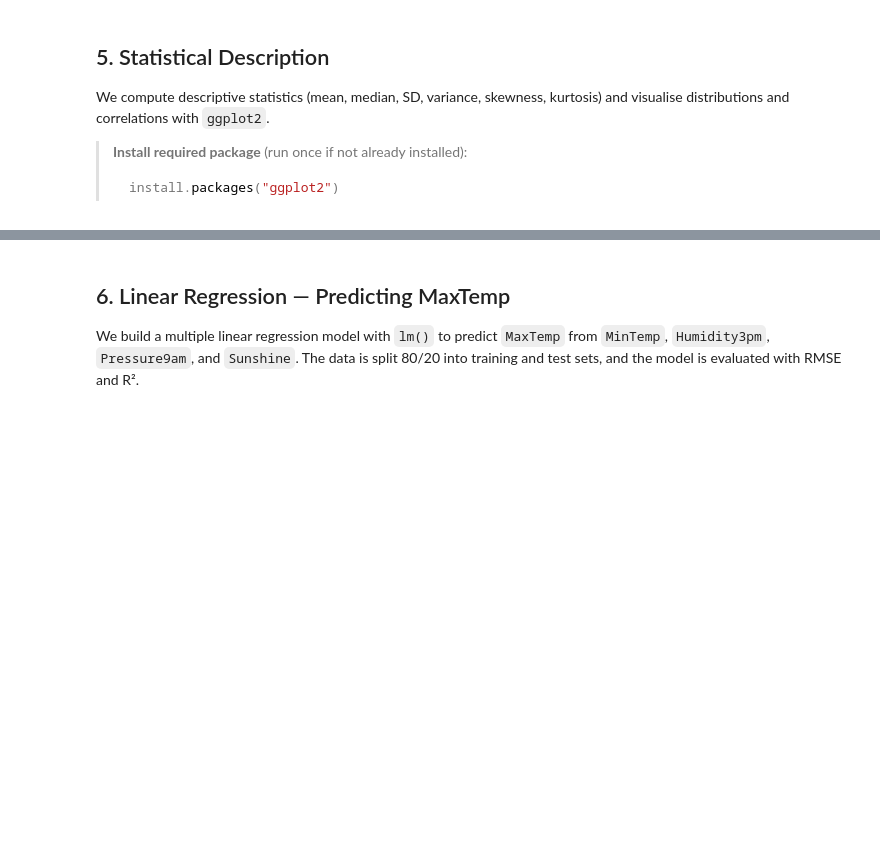
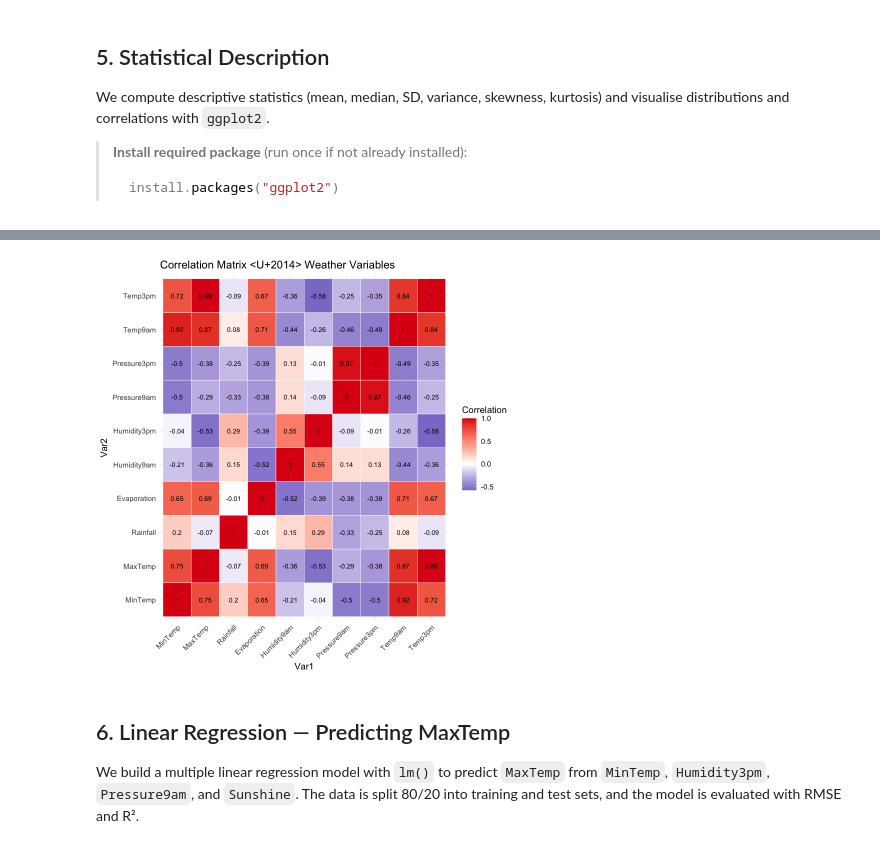
Before and after one commit to EngAndres/ud-public, a Jupyter notebook: courses/data-analysis-programming/notebooks/r_intro.ipynb, the cells around one changed output, grey strips where cells are left out. Saved outputs shown, nothing was run; the diff lists cells and outputs as text; code cells hidden in the pictures; blank space fills up the shorter version.

```diff
--- a/courses/data-analysis-programming/notebooks/r_intro.ipynb
+++ b/courses/data-analysis-programming/notebooks/r_intro.ipynb
@@ -325,18 +319,20 @@ ggplot(df, aes(x = RainTomorrow, y = MaxTemp, fill = RainTomorrow)) +
 # %%
 # Correlation matrix (pairwise complete observations)
-cor_mat <-
+cor_mat <- cor(num_df, use = "pairwise.complete.obs")
 
 # Reshape for ggplot
-cor_long <-
-names(cor_long) <-
+cor_long <- as.data.frame(as.table(cor_mat))
+names(cor_long) <- c("Var1", "Var2", "Correlation")
 
 ggplot(cor_long, aes(Var1, Var2, fill = Correlation)) +
   geom_tile(color = "white") +
-  scale_fill_gradient2(low = "#e07474", mid = "white", high = "#74c0e0", midpoint = 0) +
+  scale_fill_gradient2(low = "#162ca9", mid = "white", high = "#de1616", midpoint = 0) +
   geom_text(aes(label = round(Correlation, 2)), size = 2.8) +
   labs(title = "Correlation Matrix — Weather Variables") +
   theme_minimal() +
   theme(axis.text.x = element_text(angle = 45, hjust = 1))
+# %% [output]
+[figure, added]
 # %% [markdown]
 ## 6. Linear Regression — Predicting MaxTemp
 
```
Also changed, not shown: parts of 11 cells of this notebook, 10 other files.
